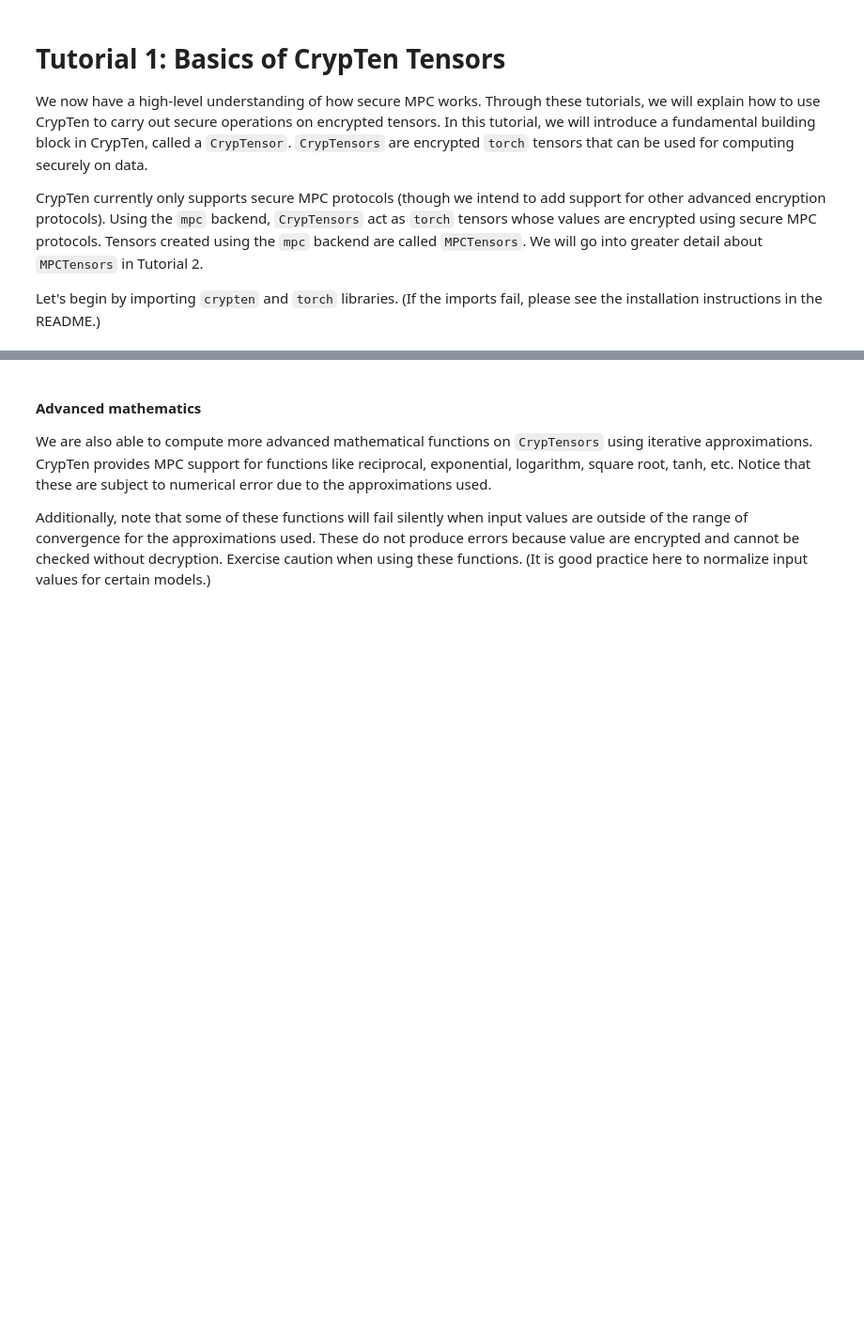
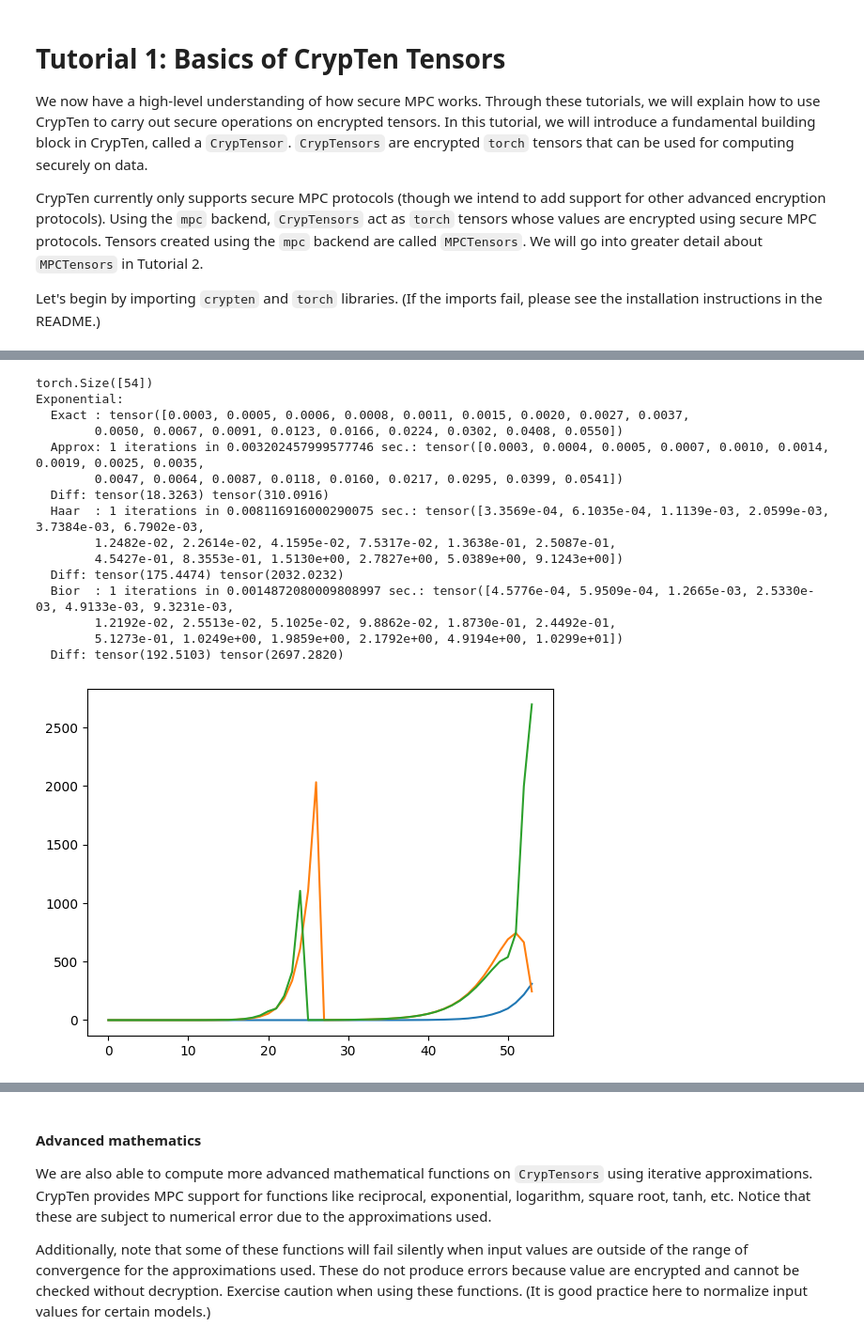
Before and after one commit to jimouris/curl, a Jupyter notebook: tutorials/Tutorial_0_Function_Approximations.ipynb, the cells around one changed output, grey strips where cells are left out. Shown at 94% size. Cells and saved outputs as stored; diff of their text form; code cells hidden in the pictures; blank space fills up the shorter version.

Commit message:
feat: bior lookup tables for all functions
Co-authored-by: Dimitris Mouris <dimitris@nillion.com>

```diff
--- a/tutorials/Tutorial_0_Function_Approximations.ipynb
+++ b/tutorials/Tutorial_0_Function_Approximations.ipynb
@@ -100,0 +92,44 @@ torch.Size([200])
+# %%
+#Construct example input CrypTensor
+x = torch.arange(-8, 8, 0.3)
+print(x.size())
+# x = torch.tensor([0.01, 0.5])
+x_enc = crypten.cryptensor(x)
+
+print("Exponential:")
+print("  Exact :", x.exp()[:print_terms])
+with cfg.temp_override({"functions.exp_method": 'limit'}):
+    start1 = timeit.default_timer()
+    for _ in range(num_iters):
+        z_enc = x_enc.exp()  # Private
+    print("  Approx:", num_iters, "iterations in",  timeit.default_timer() - start1, "sec.:", z_enc.get_plain_text()[:print_terms])
+    print_diff(x.exp(), z_enc)
+with cfg.temp_override({"functions.exp_method": 'haar', "functions.exp_all_neg": False}):
+    start1 = timeit.default_timer()
+    for _ in range(num_iters):
+        z_enc = x_enc.exp()  # Private
+    print("  Haar  :", num_iters, "iterations in",  timeit.default_timer() - start1, "sec.:", z_enc.get_plain_text()[:print_terms])
+    print_diff(x.exp(), z_enc)
+with cfg.temp_override({"functions.exp_method": 'bior', "functions.exp_all_neg": False}):
+    start1 = timeit.default_timer()
+    for _ in range(num_iters):
+        z_enc = x_enc.exp()  # Private
+    print("  Bior  :", num_iters, "iterations in",  timeit.default_timer() - start1, "sec.:", z_enc.get_plain_text()[:print_terms])
+    print_diff(x.exp(), z_enc)
+# %% [output]
+torch.Size([54])
+Exponential:
+  Exact : tensor([0.0003, 0.0005, 0.0006, 0.0008, 0.0011, 0.0015, 0.0020, 0.0027, 0.0037,
+        0.0050, 0.0067, 0.0091, 0.0123, 0.0166, 0.0224, 0.0302, 0.0408, 0.0550])
+  Approx: 1 iterations in 0.003202457999577746 sec.: tensor([0.0003, 0.0004, 0.0005, 0.0007, 0.0010, 0.0014, 0.0019, 0.0025, 0.0035,
+        0.0047, 0.0064, 0.0087, 0.0118, 0.0160, 0.0217, 0.0295, 0.0399, 0.0541])
+  Diff: tensor(18.3263) tensor(310.0916)
+  Haar  : 1 iterations in 0.008116916000290075 sec.: tensor([3.3569e-04, 6.1035e-04, 1.1139e-03, 2.0599e-03, 3.7384e-03, 6.7902e-03,
+        1.2482e-02, 2.2614e-02, 4.1595e-02, 7.5317e-02, 1.3638e-01, 2.5087e-01,
+        4.5427e-01, 8.3553e-01, 1.5130e+00, 2.7827e+00, 5.0389e+00, 9.1243e+00])
+  Diff: tensor(175.4474) tensor(2032.0232)
+  Bior  : 1 iterations in 0.0014872080009808997 sec.: tensor([4.5776e-04, 5.9509e-04, 1.2665e-03, 2.5330e-03, 4.9133e-03, 9.3231e-03,
+        1.2192e-02, 2.5513e-02, 5.1025e-02, 9.8862e-02, 1.8730e-01, 2.4492e-01,
+        5.1273e-01, 1.0249e+00, 1.9859e+00, 2.1792e+00, 4.9194e+00, 1.0299e+01])
+  Diff: tensor(192.5103) tensor(2697.2820)
+[figure, added]
```
Also changed, not shown: parts of 11 cells of this notebook, 7 other files.
